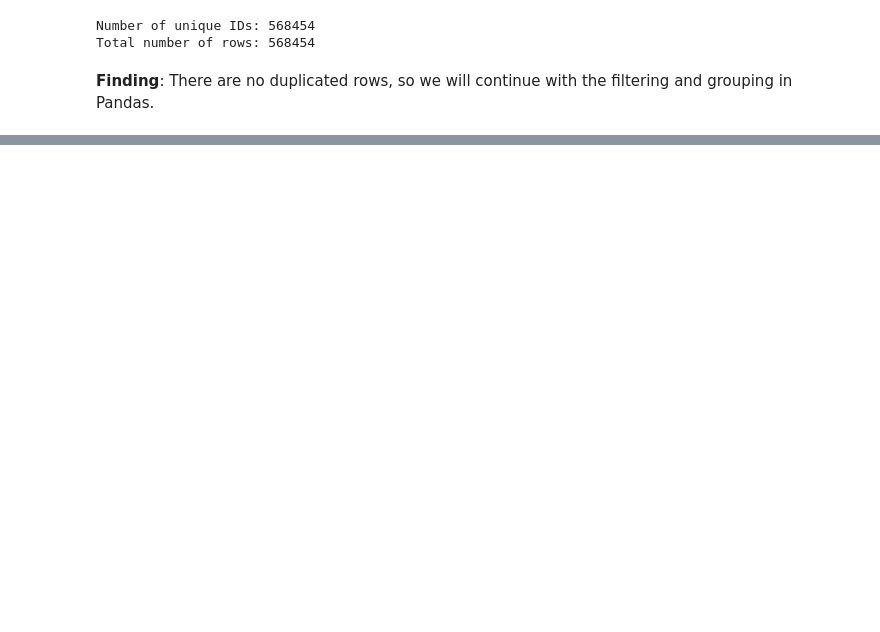
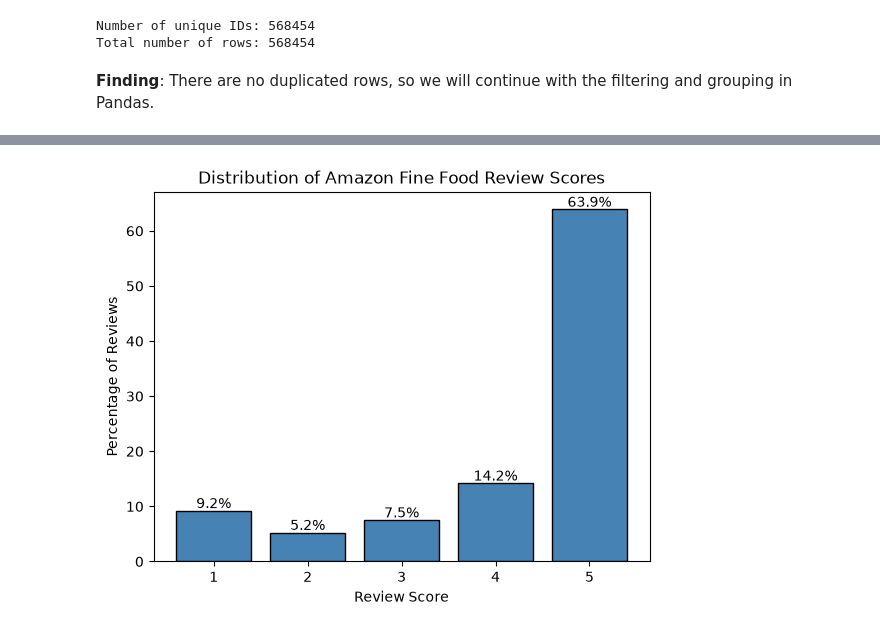
Before and after one commit to Jacey-Dai/IDS706-Assignment-Data-Analysis, a Jupyter notebook: data_analysis.ipynb, the cells around one changed output, grey strips where cells are left out. Drawn from its saved outputs; the diff is of its cells as text; code cells hidden in the pictures; blank space fills up the shorter version.

```diff
--- a/data_analysis.ipynb
+++ b/data_analysis.ipynb
@@ -132,0 +225,4 @@ Total number of rows: 568454
+# %%
+reviews_polar = pl.read_csv(DATA_PATH)
+
+reviews_polar.head(5)
@@ -132,0 +264,10 @@ Total number of rows: 568454
+# %%
+score_summary_polar = score_summary_polar.with_columns(
+    (
+        pl.col("ReviewCount")
+        / pl.col("ReviewCount").sum()
+        * 100
+    ).alias("Percentage")
+)
+
+score_summary_polar
@@ -132,0 +294,33 @@ Total number of rows: 568454
+# %%
+scores = score_summary_polar["Score"].to_list()
+percentages = score_summary_polar["Percentage"].to_list()
+
+bars = plt.bar(
+    scores,
+    percentages,
+    color="steelblue",
+    edgecolor="black",
+)
+
+plt.title("Distribution of Amazon Fine Food Review Scores")
+plt.xlabel("Review Score")
+plt.ylabel("Percentage of Reviews")
+plt.xticks(scores)
+
+for bar, percentage in zip(bars, percentages):
+    plt.text(
+        bar.get_x() + bar.get_width() / 2,
+        bar.get_height() + 0.5,
+        f"{percentage:.1f}%",
+        ha="center",
+    )
+
+plt.savefig(
+    "figures/review_score_distribution.png",
+    dpi=300,
+    bbox_inches="tight",
+)
+
+plt.show()
+# %% [output]
+[figure, added]
```
Also changed, not shown: parts of 22 cells of this notebook, 3 other files.
